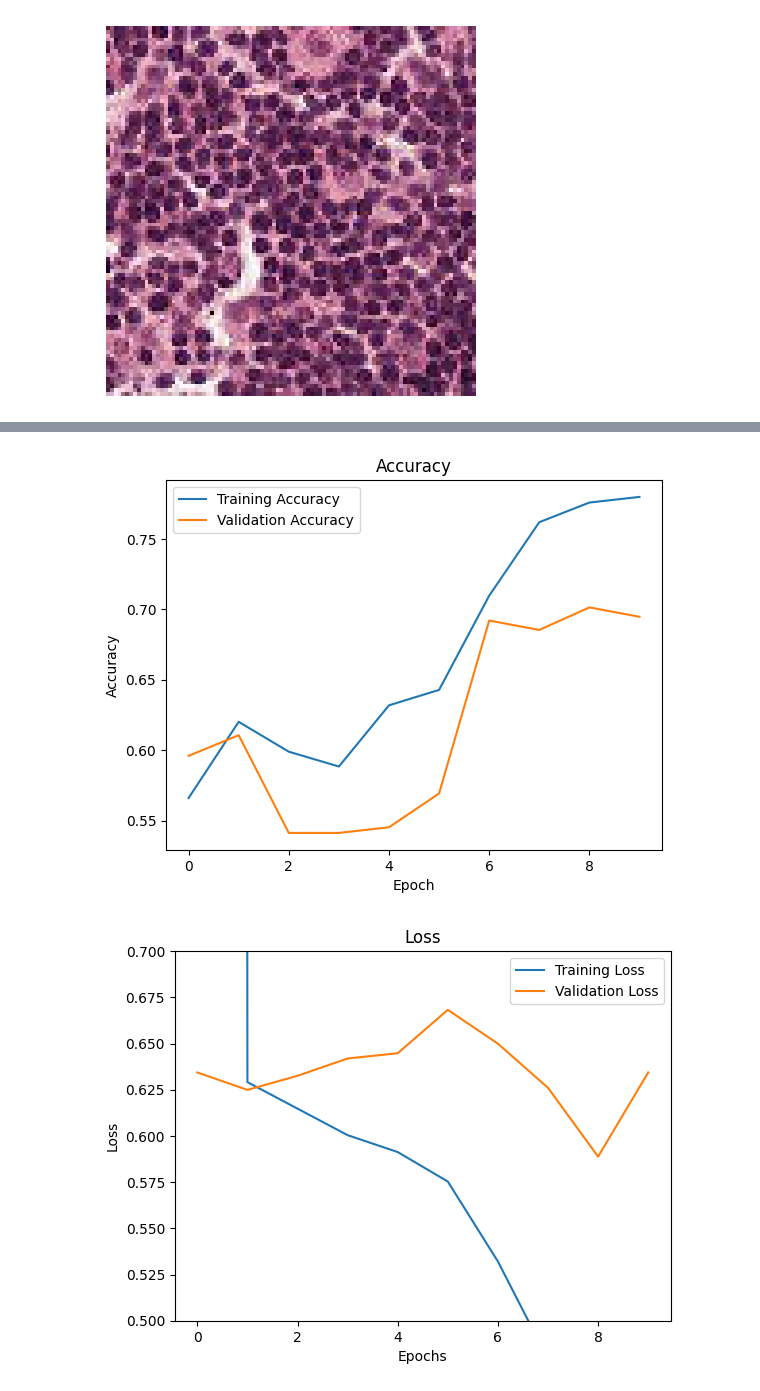
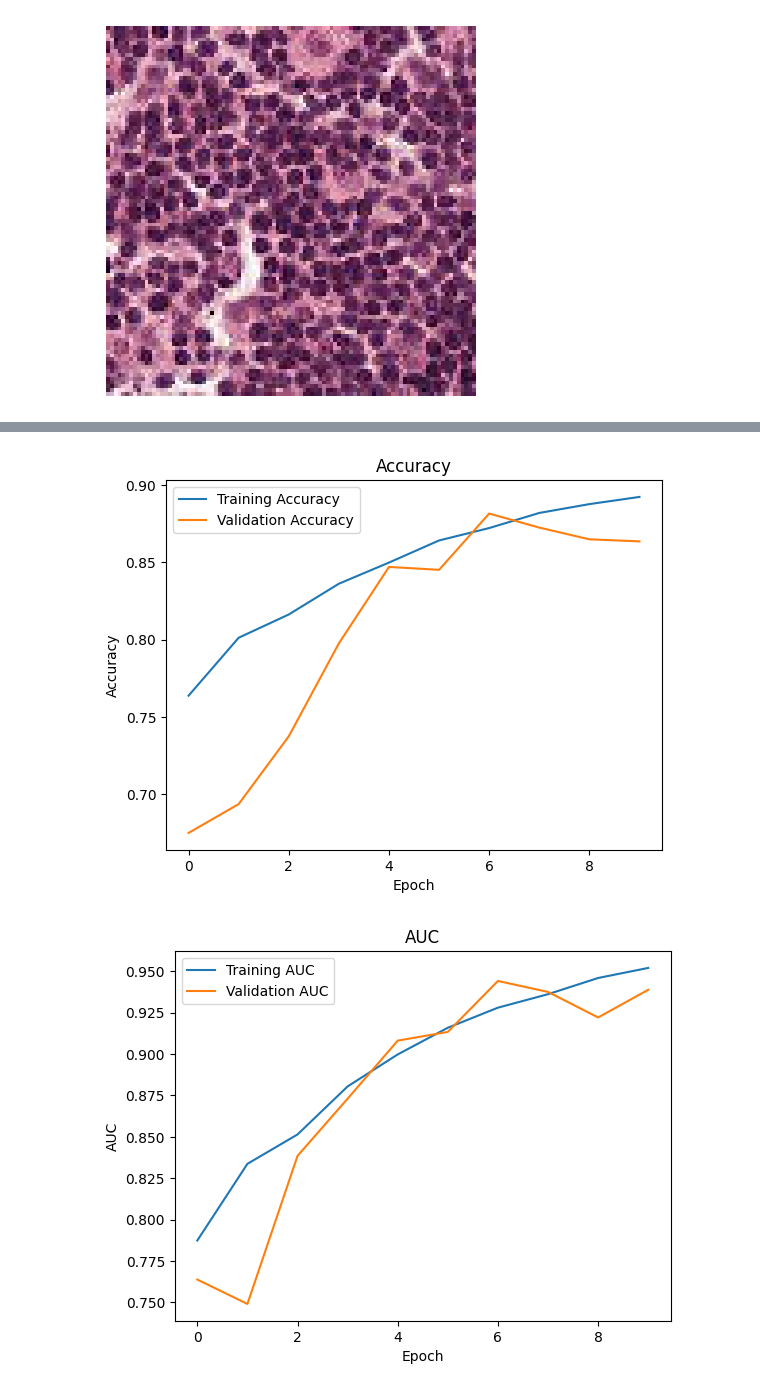
Before and after one commit to bhuckins/CNN-Kaggle, a Jupyter notebook: cnn-cancer-detection-mini-project.ipynb, the cells around one changed output, grey strips where cells are left out. Cells and saved outputs as stored; diff of their text form; code cells hidden in the pictures.

```diff
--- a/cnn-cancer-detection-mini-project.ipynb
+++ b/cnn-cancer-detection-mini-project.ipynb
@@ -68,8 +74,9 @@ dtype: int64
 # %%
 # Adding a column to the data frame for the image
-# In order for the runtime to be reasonable, only running on 10,000 samples
+# I kept getting kernel errors when attempting to load all of the samples
+# So I'm only loading a subset of the samples
 # For a more robust model, I'd use all of the samples
-df_sample = df_all.head(10000)
+df_sample = df_all.head(100000)
 
 df_sample["img"] = df_sample["id"].apply(lambda x: mpimg.imread("/kaggle/input/histopathologic-cancer-detection/train/" + x + ".tif"))
 # %% [output]
@@ -137,19 +144,26 @@ model = keras.Sequential(
     [
         keras.Input(shape=(96, 96, 3)),
         Conv2D(32, kernel_size=(3, 3), activation="relu"),
+        BatchNormalization(),
         MaxPooling2D(pool_size=(2, 2)),
         Conv2D(64, kernel_size=(3, 3), activation="relu"),
+        BatchNormalization(),
+        MaxPooling2D(pool_size=(2, 2)),
+        Conv2D(128, kernel_size=(3, 3), activation="relu"),
+        BatchNormalization(),
         MaxPooling2D(pool_size=(2, 2)),
         Flatten(),
-        Dense(2, activation="softmax"),
+        Dropout(.5),
+        Dense(2, activation="sigmoid"),
     ]
 )
-model.compile(loss="categorical_crossentropy", optimizer="adam", metrics=["accuracy"])
+model.compile(loss="categorical_crossentropy", optimizer="adam", metrics=["accuracy", "auc"])
 
 epochs = model.fit(x_train, y_train, batch_size=128, epochs=10, validation_split=0.1)
 
 score = model.evaluate(x_test, y_test, verbose=0)
 print("Test loss:", score[0])
 print("Test accuracy:", score[1])
+print("Test AUC:", score[2])
 # %% [output]
 Epoch 1/10
@@ -172,27 +186,36 @@ Test accuracy: 0.6848000288009644
 # %%
 accuracy = epochs.history['accuracy']
 val_accuracy = epochs.history['val_accuracy']
+auc = epochs.history['auc']
+val_auc = epochs.history['val_auc']
 loss = epochs.history['loss']
 val_loss = epochs.history['val_loss']
 epochs_range = range(len(accuracy))
 
 plt.plot(epochs_range, accuracy, label = 'Training Accuracy')
 plt.plot(epochs_range, val_accuracy, label = 'Validation Accuracy')
 plt.xlabel('Epoch')
 plt.ylabel('Accuracy')
 plt.legend()
 plt.title('Accuracy')
 plt.show()
 
+plt.plot(epochs_range, auc, label = 'Training AUC')
+plt.plot(epochs_range, val_auc, label = 'Validation AUC')
+plt.xlabel('Epoch')
+plt.ylabel('AUC')
+plt.legend()
+plt.title('AUC')
+plt.show()
+
 plt.plot(epochs_range, loss, label = 'Training Loss')
 plt.plot(epochs_range, val_loss, label = 'Validation Loss')
 plt.xlabel('Epochs')
 plt.ylabel('Loss')
-plt.ylim(.5, .7) # first epoch has an extremely high loss value, so limit the y axis to make the loss graph readable
 plt.legend()
 plt.title('Loss')
 
 plt.show()
 # %% [output]
-[figure, old version]
+[figure, new version]
-[figure, old version]
+[figure, new version]
```
Also changed, not shown: parts of 14 cells of this notebook.
